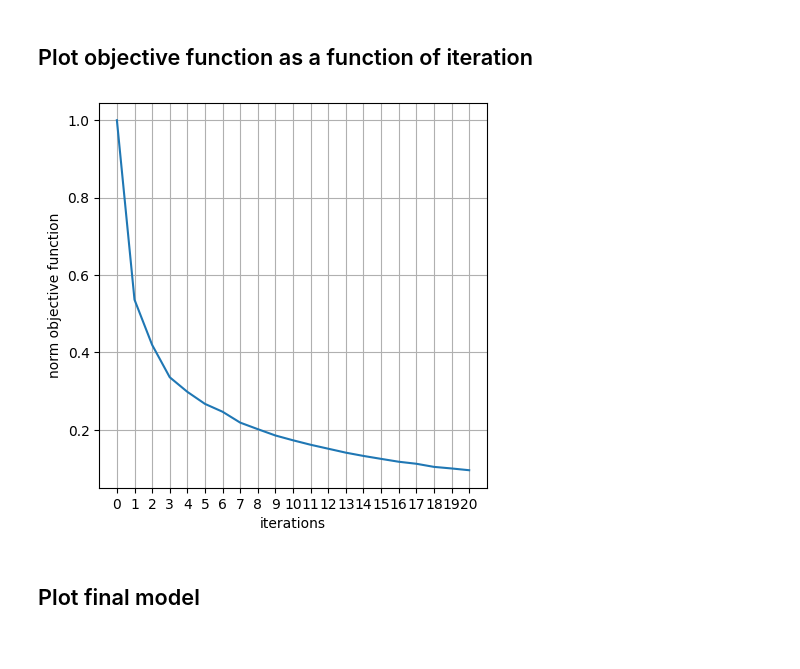
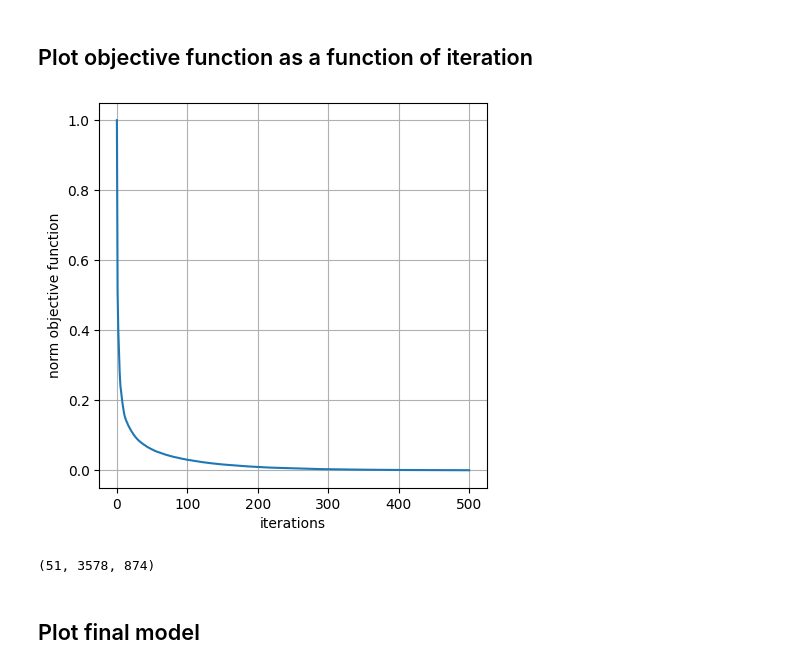
Before and after one commit to SEP-software/pyseis, a Jupyter notebook: examples/full_waveform_inversion/fwi_Marmousi_acoustic.ipynb, the cells around one changed output. Drawn from its saved outputs; the diff is of its cells as text; code cells hidden in the pictures.

```diff
--- a/examples/full_waveform_inversion/fwi_Marmousi_acoustic.ipynb
+++ b/examples/full_waveform_inversion/fwi_Marmousi_acoustic.ipynb
@@ -32,7 +30,7 @@ x_rec = np.linspace(0.0,model_sampling[0]*true_model.shape[0],num=n_rec)
 z_rec = 10.0 * np.ones_like(x_rec)
 recs = np.array([x_rec, z_rec]).T
 
-n_src = 40
+n_src = 80
 x_src = np.linspace(0.0,model_sampling[0]*true_model.shape[0],num=n_src)
 z_src = 10.0 * np.ones_like(x_src)
 srcs = np.array([x_src, z_src]).T
@@ -50,9 +48,9 @@ plotting.plot_model(true_model,
 # make a Ricker wavelet
 n_t = 626
 d_t = 0.008
-dom_freq = 5.0
+dom_freq = 10.0
 delay = 0.25
 ricker = Acoustic2D.AcousticIsotropicRicker2D(n_t, d_t, dom_freq, delay).arr
 
-plotting.plot_wavelet(ricker,d_t,title='ricker wavelet')
+plotting.plot_wavelet(ricker[:400],d_t,title='ricker wavelet')
 # %% [output]
@@ -62,12 +60,12 @@ plotting.plot_wavelet(ricker,d_t,title='ricker wavelet')
 acoustic_2d = acoustic_isotropic.AcousticIsotropic2D(
   model=true_model,
   model_sampling=model_sampling,
-  model_padding=(50, 50),
+  model_padding=(80, 80),
   wavelet=ricker,
   d_t=d_t,
   src_locations=srcs,
   rec_locations=recs,
-  gpus=[0,1,2,3])
+  gpus=[0,1,2,3,4,5,6,7])
 # %% [markdown]
 ## Make observed data
 # %%
@@ -100,8 +110,12 @@ plotting.plot_model(starting_model,
 fwi_prob = inversion.Fwi(acoustic_2d,
                          data_obs,
                          starting_model,
-                         num_iter=20,
-                         iterations_per_save=5)
+                         num_iter=500,
+                         iterations_per_save=10,
+                         solver_type='lbfgs'
+                         # gradient_mask=grad_mask,
+                        # model_bounds=[1300,5500]
+                        )
 # %%
 %%time
 
@@ -133,11 +147,15 @@ dict_keys(['inv_mod', 'gradient', 'model', 'residual', 'obj'])
 # %%
 obj_func = history['obj']
 
 fig, ax = plt.subplots(1,figsize=(5,5))
 ax.plot(obj_func/obj_func.max())
 _ = ax.set_xlabel('iterations')
 _ = ax.set_ylabel('norm objective function')
-_ = ax.set_xticks(np.arange(len(obj_func)))
+# _ = ax.set_xticks(np.arange(len(obj_func)))
 ax.grid()
 # %% [output]
-[figure, old version]
+[figure, new version]
+# %%
+loaded_history['gradient'].shape
+# %% [output]
+(51, 3578, 874)
```
Also changed, not shown: parts of 12 cells of this notebook, 2 other files.
